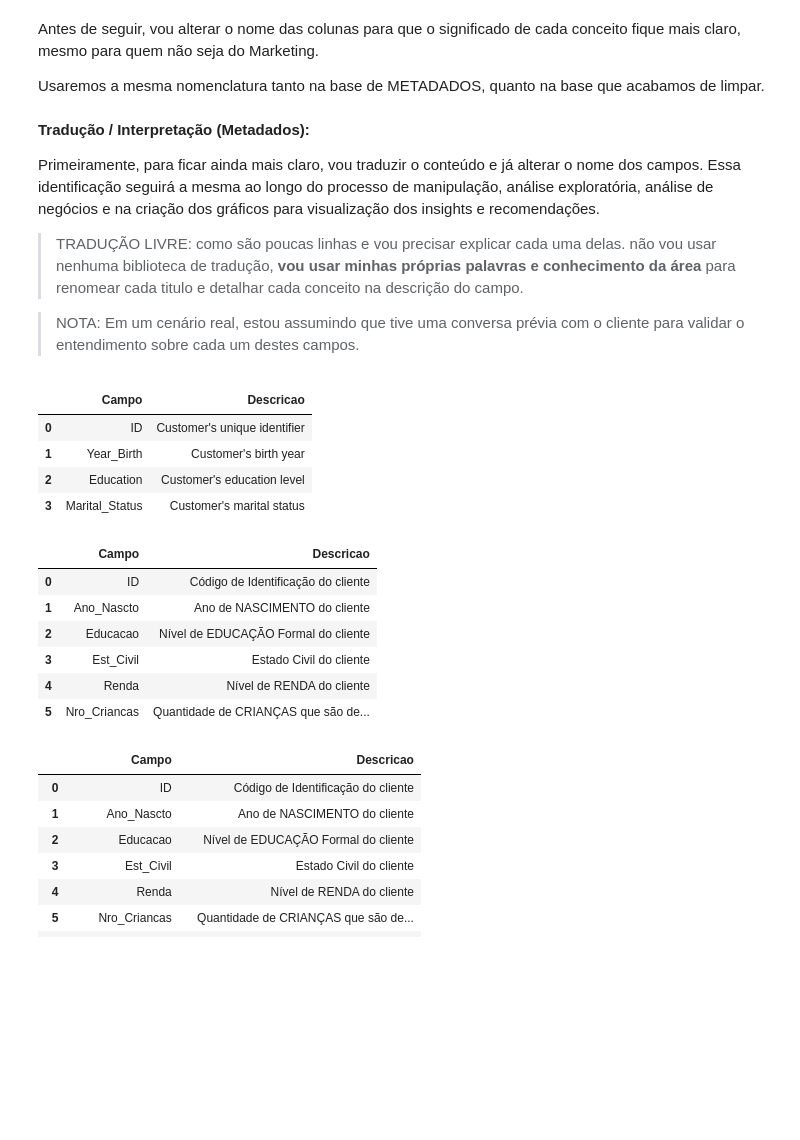
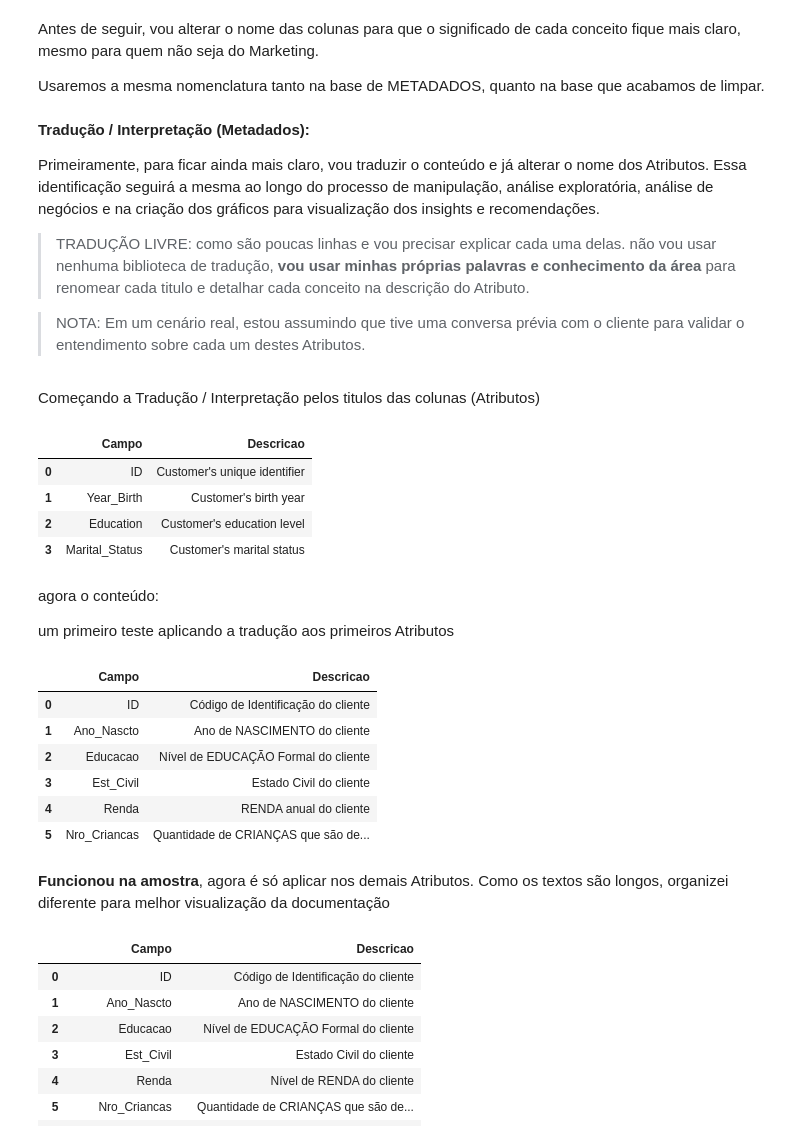
Before and after one commit to MarcioMot4/Maven-Marketing-Analysis-Custommer-Segmentation, a Jupyter notebook: Analise_Clientes_Maven_Marketing.ipynb, the cells around one changed output. Saved outputs shown, nothing was run; the diff lists cells and outputs as text; code cells hidden in the pictures; blank space fills up the shorter version.

Commit message:
Novas correções de formatação. Erros de digitação e inclusão das Conclusões e respostas aos problemas de negócios propostos.

```diff
--- a/Analise_Clientes_Maven_Marketing.ipynb
+++ b/Analise_Clientes_Maven_Marketing.ipynb
@@ -785,19 +787,20 @@ Usaremos a mesma nomenclatura tanto na base de METADADOS, quanto na base que aca
 # %% [markdown]
 **Tradução / Interpretação (Metadados):**
 
-Primeiramente, para ficar ainda mais claro, vou traduzir o conteúdo e já alterar o nome dos campos. Essa identificação seguirá a mesma ao longo do processo de manipulação, análise exploratória, análise de negócios e na criação dos gráficos para visualização dos insights e recomendações.
+Primeiramente, para ficar ainda mais claro, vou traduzir o conteúdo e já alterar o nome dos Atributos. Essa identificação seguirá a mesma ao longo do processo de manipulação, análise exploratória, análise de negócios e na criação dos gráficos para visualização dos insights e recomendações.
 
 
-> TRADUÇÃO LIVRE: como são poucas linhas e vou precisar explicar cada uma delas. não vou usar nenhuma biblioteca de tradução, **vou usar minhas próprias palavras e conhecimento da área** para renomear cada titulo e detalhar cada conceito na descrição do campo.
+> TRADUÇÃO LIVRE: como são poucas linhas e vou precisar explicar cada uma delas. não vou usar nenhuma biblioteca de tradução, **vou usar minhas próprias palavras e conhecimento da área** para renomear cada titulo e detalhar cada conceito na descrição do Atributo.
 
-> NOTA: Em um cenário real, estou assumindo que tive uma conversa prévia com o cliente para validar o entendimento sobre cada um destes campos.
+> NOTA: Em um cenário real, estou assumindo que tive uma conversa prévia com o cliente para validar o entendimento sobre cada um destes Atributos.
 # %%
 # criando uma nova planilha de metadados
 
 metadados1 = metadados.copy()
+# %% [markdown]
+Começando a Tradução / Interpretação pelos titulos das colunas (Atributos)
 # %%
-#começando pelos titulos das colunas
-metadados1_cols = ['Campo', 'Descricao']
+metadados1_cols = ['Atributo', 'Descricao']
 metadados1.columns = metadados1_cols
 metadados1.head(4)
 # %% [output]
@@ -806,26 +809,54 @@ metadados1.head(4)
 | 1 | Year_Birth | Customer's birth year |
 | 2 | Education | Customer's education level |
 | 3 | Marital_Status | Customer's marital status |
+# %% [markdown]
+agora o conteúdo:
+
+um primeiro teste aplicando a tradução aos primeiros Atributos
 # %%
-# agora o conteúdo:
-
-
-# um primeiro teste aplicando a tradução aos primeiros campos
-
 #Título dos Atributos ds clientes
-metadados1['Campo'] = metadados1['Campo'].replace(['Year_Birth','Education','Marital_Status','Income ','Kidhome'],['Ano_Nascto', 'Educacao', 'Est_Civil', 'Renda', 'Nro_Criancas'])
+metadados1['Atributo'] = metadados1['Atributo'].replace(
+    [
+     'Year_Birth',
+     'Education',
+     'Marital_Status',
+     'Income ',
+     'Kidhome'
+    ],
+    [
+     'Ano_Nascto',
+     'Educacao',
+     'Est_Civil',
+     'Renda',
+     'Nro_Criancas'])
 
 #Descrição dos Atributos
-metadados1['Descricao'] = metadados1['Descricao'].replace(['Customer\'s unique identifier', 'Customer\'s birth year','Customer\'s education level','Customer\'s marital status','Customer\'s yearly household income','Number of children in customer\'s household'],['Código de Identificação do cliente','Ano de NASCIMENTO do cliente', 'Nível de EDUCAÇÃO Formal do cliente', 'Estado Civil do cliente', 'Nível de RENDA do cliente', 'Quantidade de CRIANÇAS que são dependentes do cliente'])
+metadados1['Descricao'] = metadados1['Descricao'].replace(
+    ['Customer\'s unique identifier',
+     'Customer\'s birth year',
+     'Customer\'s education level',
+     'Customer\'s marital status',
+     'Customer\'s yearly household income',
+     'Number of children in customer\'s household'
+    ],
+    ['Código de Identificação do cliente',
+     'Ano de NASCIMENTO do cliente',
+     'Nível de EDUCAÇÃO Formal do cliente',
+     'Estado Civil do cliente',
+     'RENDA anual do cliente',
+     'Quantidade de CRIANÇAS que são dependentes do cliente'
+    ])
 
 
 metadados1.head(6)
 # %% [output]
 |  | Campo | Descricao |
 | 0 | ID | Código de Identificação do cliente |
 | 1 | Ano_Nascto | Ano de NASCIMENTO do cliente |
 | 2 | Educacao | Nível de EDUCAÇÃO Formal do cliente |
 | 3 | Est_Civil | Estado Civil do cliente |
-| 4 | Renda | Nível de RENDA do cliente |
+| 4 | Renda | RENDA anual do cliente |
 | 5 | Nro_Criancas | Quantidade de CRIANÇAS que são de... |
+# %% [markdown]
+**Funcionou na amostra**, agora é só aplicar nos demais Atributos. Como os textos são longos, organizei diferente para melhor visualização da documentação
 # %%
```
Also changed, not shown: parts of 24 cells of this notebook.
